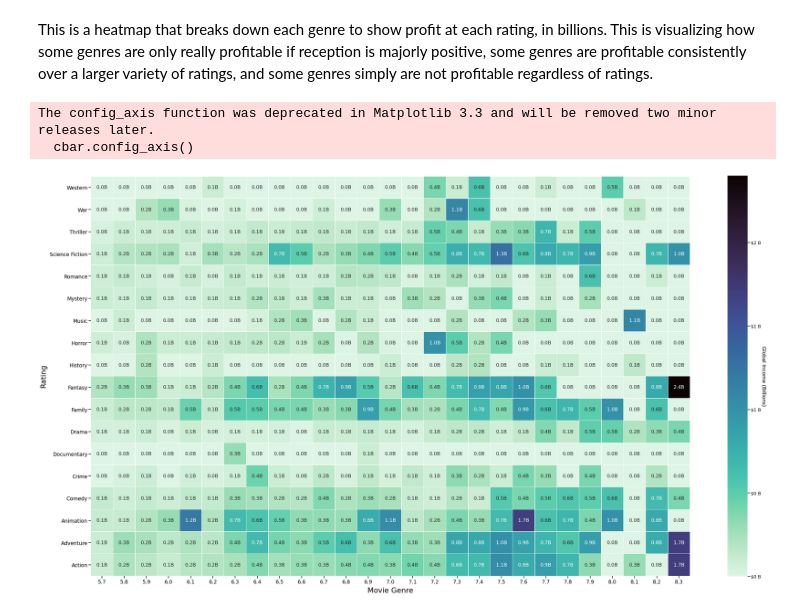
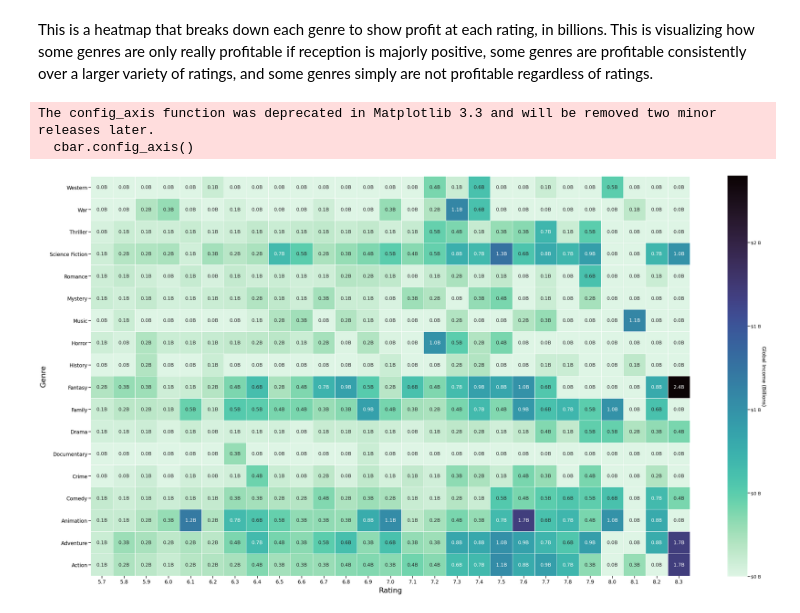
Before and after one commit to Jhuue/Flatiron-Capstone1, a Jupyter notebook: Exploratory Notebooks/Justen.ipynb, the cells around one changed output. Drawn from its saved outputs; the diff is of its cells as text; code cells hidden in the pictures.

```diff
--- a/Exploratory Notebooks/Justen.ipynb
+++ b/Exploratory Notebooks/Justen.ipynb
@@ -359,33 +359,33 @@ comma_fmt = FuncFormatter(lambda x, p: format("$" + str(int(x)) + " B"))
 
 # Improves readability on smaller computers
 sns.set_context("talk")
 
 # Generates a heatmap with proper theme, linewidth, annotation, and cbar formatting. Sets the heatmap to a variable for future reference
 ax = sns.heatmap(heatmap_df, linewidth=0.2, annot=True, cmap='mako_r',
                  fmt=',.1f', square=True, annot_kws={'size': 18},
                  cbar_kws={'format': comma_fmt, 'orientation':'vertical', 'shrink':.392})
 
 # Adds a 'B' to the end of each value in each square of the heatmap to indicate the number measures in billions
 for t in ax.texts:
     t.set_text(t.get_text() + "B")
 
 # Sets labels for x-axis, y-axis, and the title of the chart
 plt.title("HeatMap of Global Revenue by Rating and Genre", fontsize=30, pad=15)
-plt.xlabel("Movie Genre", fontsize=27, labelpad=10)
-plt.ylabel("Rating", fontsize=27, labelpad=10)
+plt.xlabel("Rating", fontsize=27, labelpad=10)
+plt.ylabel("Genre", fontsize=27, labelpad=10)
 plt.yticks(rotation=0, fontsize=19)
 plt.xticks(size=19)
 
 # Flips the y-axis to align values accurately
 ax.invert_yaxis()
 
 # Creates a colorbar, labels it, and formats it
 cbar = ax.collections[0].colorbar
 cbar.set_label("Global Income (Billions)", rotation=270, fontsize=19, color='black', labelpad=20)
 cbar.config_axis()
 
 plt.show()
 # %% [output]
 The config_axis function was deprecated in Matplotlib 3.3 and will be removed two minor releases later.
   cbar.config_axis()
-[figure, old version]
+[figure, new version]
```
Also changed, not shown: 2 other files.
